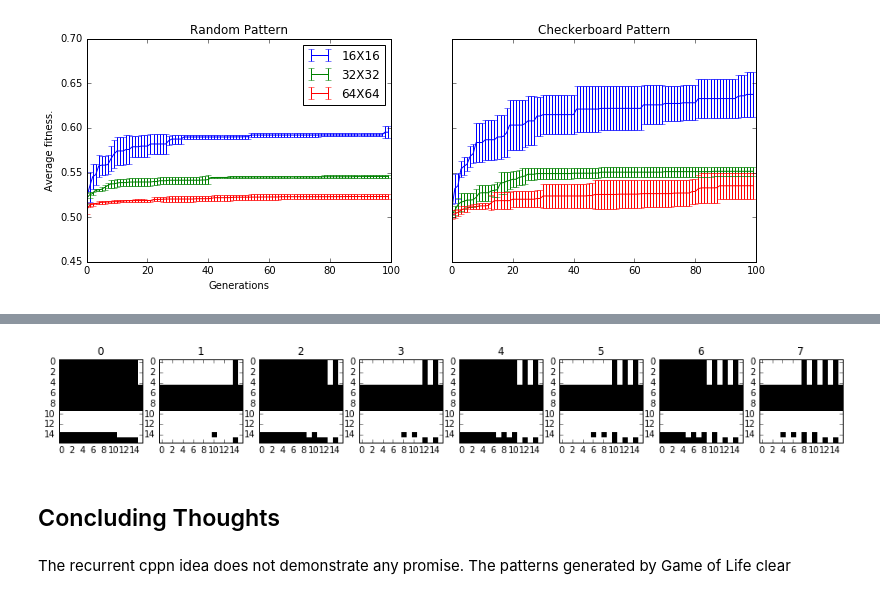
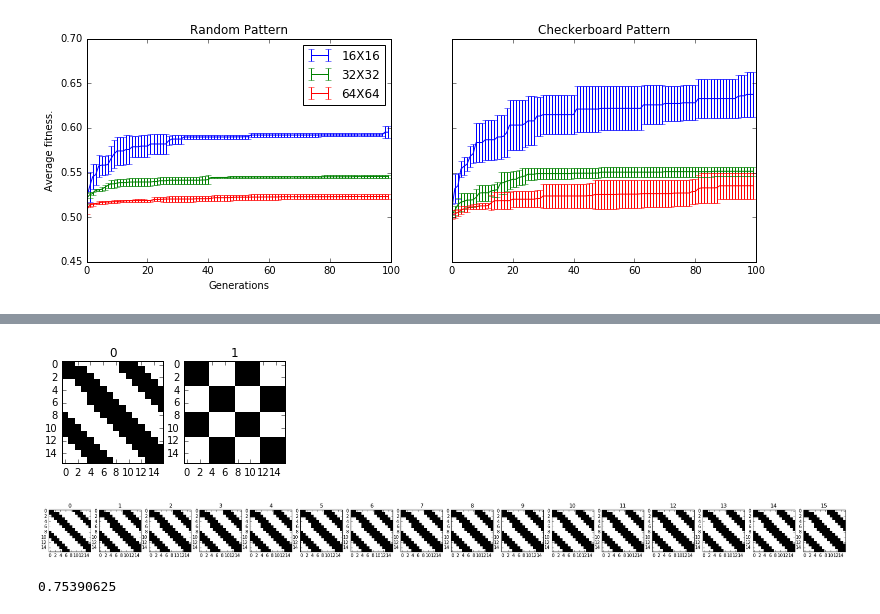
Before and after one commit to joel-simon/CPPN-experiments, a Jupyter notebook: #1 - CPPN Experiments.ipynb, the cells around one changed output, grey strips where cells are left out. Cells and saved outputs as stored; diff of their text form; code cells hidden in the pictures.

Commit message:
re-ran section and added more plotting, added writings and new diagram

```diff
--- a/#1 - CPPN Experiments.ipynb
+++ b/#1 - CPPN Experiments.ipynb
@@ -137,11 +242,15 @@ Avg Best Grid Fitness: 0.6046875
+# %%
+plot_patterns(long_best_output,  targets[0][1])
+# %% [output]
+[figure, added]
 # %%
-genome = recurr_genomes[2, 0, np.argmax(recurr_fitnesses[2, 0].max(axis=1))]
-net = nn.create_feed_forward_phenotype(genome)
-steps = list(cppn.express_recurrent_cppn(net, 16, 16, 8, yield_steps=True))
+
+net = nn.create_feed_forward_phenotype(long_stats.best_genome())
+steps = list(cppn.express_recurrent_cppn(net, 16, 16, 16, return_steps=True))
 plot_patterns(*steps)
 # %% [output]
-[figure, old version]
+[figure, new version]
-# %% [markdown]
-## Concluding Thoughts
-# %% [markdown]
-The recurrent cppn idea does not demonstrate any promise. The patterns generated by Game of Life clear
+# %%
+print(long_stats.best_genome().fitness)
+# %% [output]
+0.75390625
```
Also changed, not shown: parts of 47 cells of this notebook, 7 other files.
